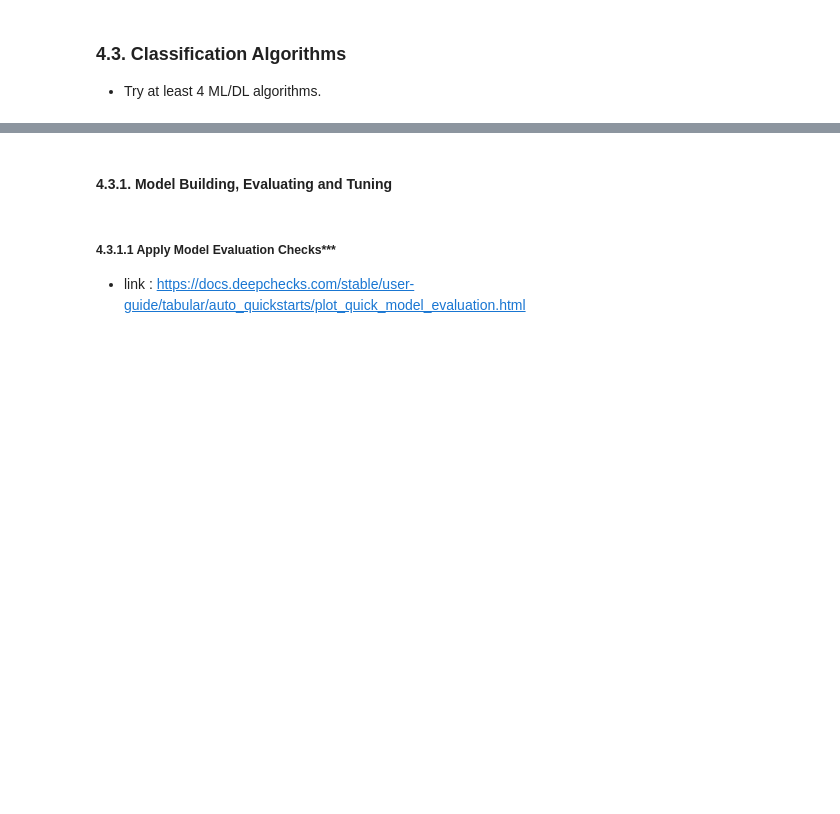
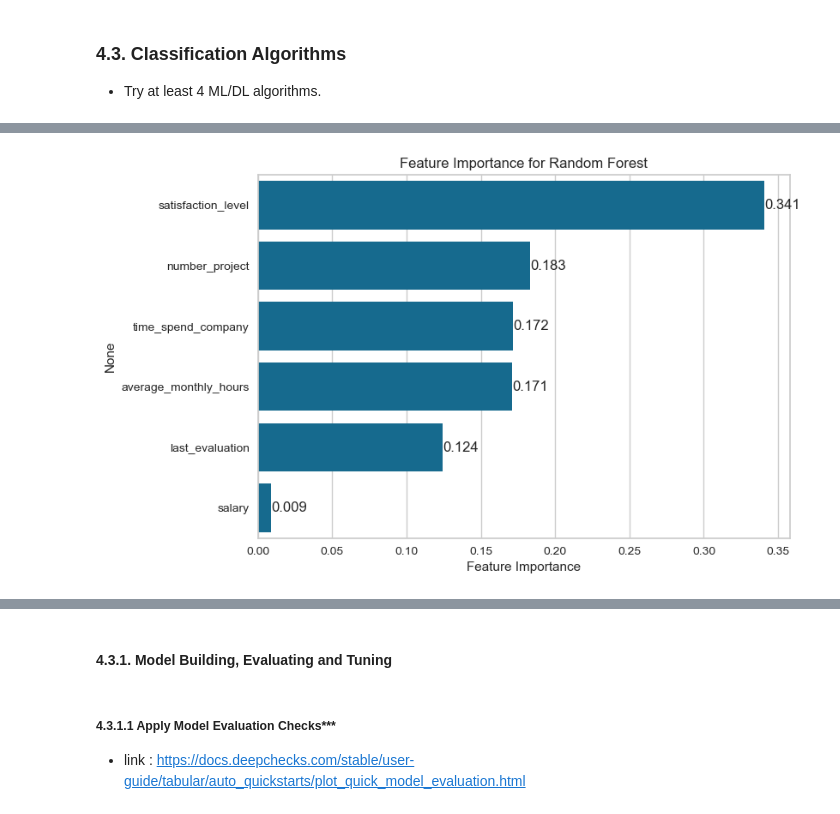
Before and after one commit to iceyisaak/capstone-project_churn-prediction, a Jupyter notebook: Churn Prediction_Student_Notebook_V5.ipynb, the cells around one changed output, grey strips where cells are left out. Cells and saved outputs as stored; diff of their text form; code cells hidden in the pictures; blank space fills up the shorter version.

```diff
--- a/Churn Prediction_Student_Notebook_V5.ipynb
+++ b/Churn Prediction_Student_Notebook_V5.ipynb
@@ -1249,0 +1545,7 @@ suite_result
+# %%
+rf_feature_imp = pd.DataFrame(data=pipe_model["RF_model"].feature_importances_,
+                              index = features, #index=X.columns
+                              columns=["Feature Importance"])
+
+rf_feature_imp = rf_feature_imp.sort_values("Feature Importance", ascending=False)
+rf_feature_imp
@@ -1249,0 +1560,9 @@ suite_result
+# %%
+ax = sns.barplot(x=rf_feature_imp["Feature Importance"],
+                 y=rf_feature_imp.index)
+
+ax.bar_label(ax.containers[0],fmt="%.3f")
+plt.title("Feature Importance for Random Forest")
+plt.show()
+# %% [output]
+[figure, added]
```
Also changed, not shown: parts of 53 cells of this notebook.
